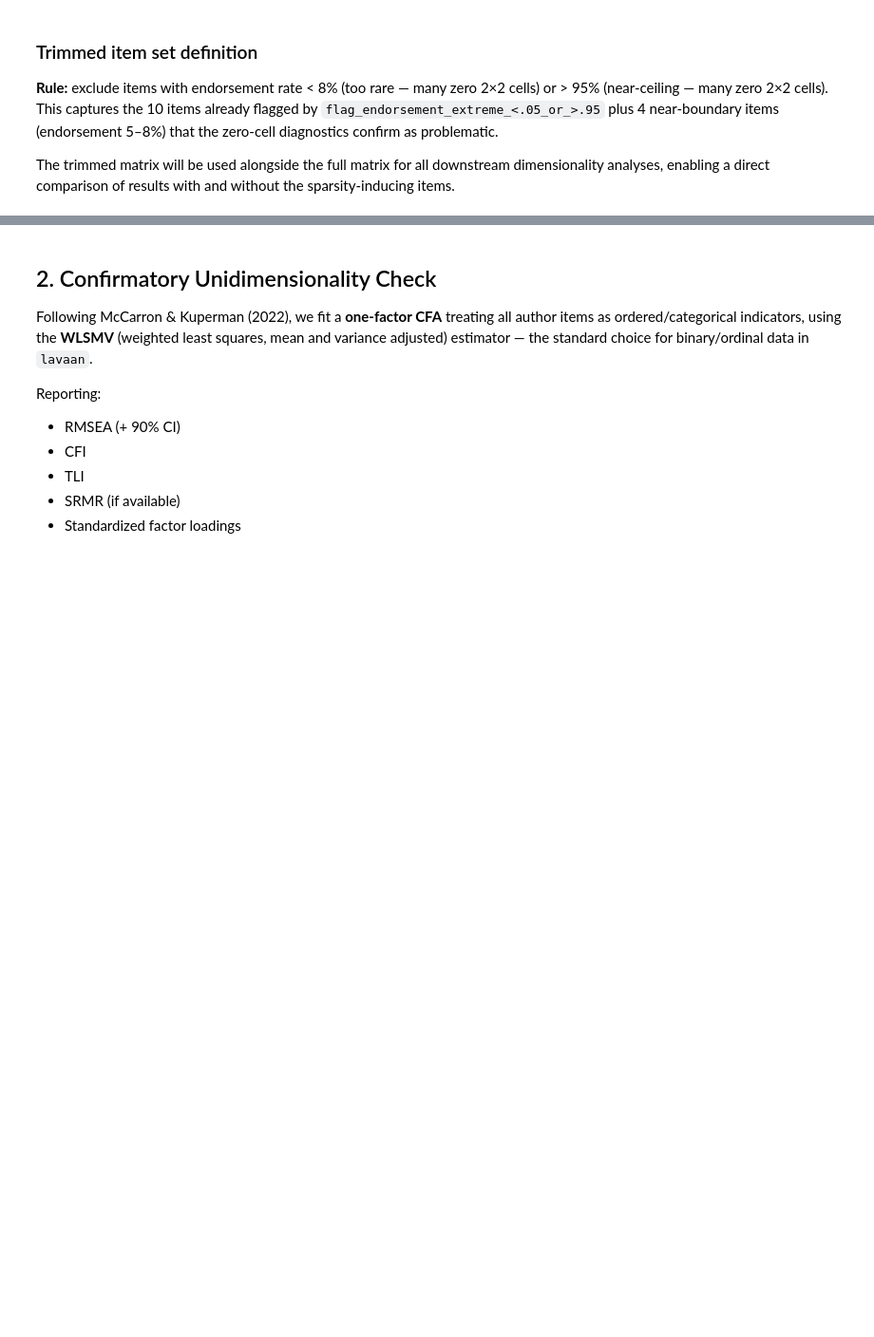
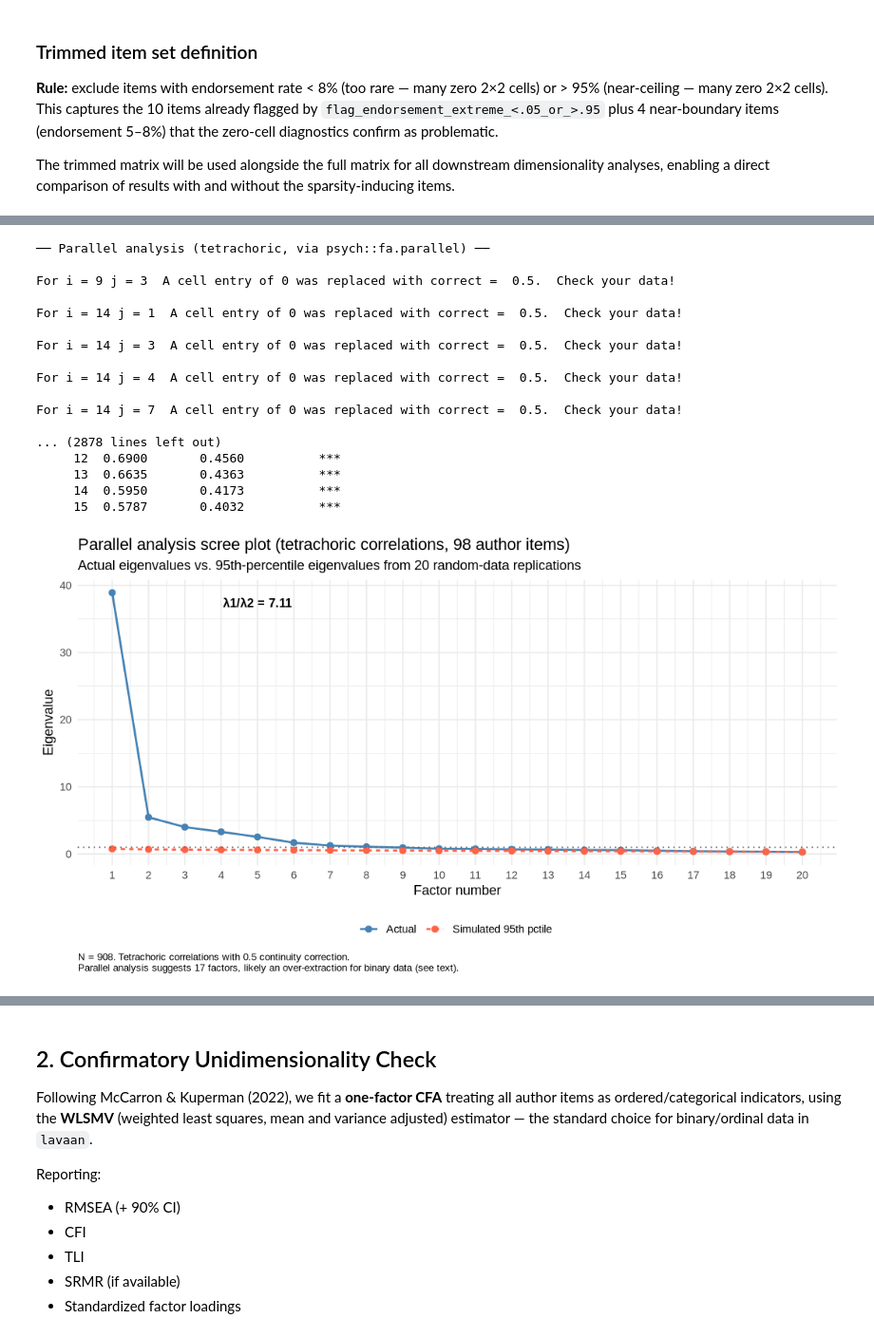
Before and after one commit to BakhturinaPolina/russian-author-recognition-test, a Jupyter notebook: scripts/dimensionality_analysis/05_dimensionality_unidimensionality_check.ipynb, the cells around one changed output, grey strips where cells are left out. Shown at 95% size. Cells and saved outputs as stored; diff of their text form; code cells hidden in the pictures; blank space fills up the shorter version.

```diff
--- a/scripts/dimensionality_analysis/05_dimensionality_unidimensionality_check.ipynb
+++ b/scripts/dimensionality_analysis/05_dimensionality_unidimensionality_check.ipynb
@@ -481,34 +608,60 @@ set.seed(42)
 pa <- psych::fa.parallel(author_mat, cor = "tet", fa = "fa", n.iter = 20,
                          plot = FALSE, correct = 0.5)
 
 pa_nfact <- pa$nfact
 cat(sprintf("\nParallel analysis: %d factor(s) with eigenvalues above 95th percentile of random data.\n", pa_nfact))
 
 cat("\nActual vs simulated 95th-percentile eigenvalues (first 15):\n")
 comp_df <- data.frame(
   Factor        = 1:15,
   Actual        = round(pa$fa.values[1:15], 4),
   Simulated_95  = round(pa$fa.sim[1:15], 4),
   Above_Random  = ifelse(pa$fa.values[1:15] > pa$fa.sim[1:15], "***", "")
 )
 print(comp_df, row.names = FALSE)
 
 # Scree plot with parallel analysis overlay
 options(repr.plot.width = 9, repr.plot.height = 5)
 n_show <- min(20, length(pa$fa.values))
 pa_plot_df <- data.frame(
   Factor = rep(1:n_show, 2),
   Eigenvalue = c(pa$fa.values[1:n_show], pa$fa.sim[1:n_show]),
   Source = rep(c("Actual", "Simulated 95th pctile"), each = n_show)
 )
 
 ggplot(pa_plot_df, aes(x = Factor, y = Eigenvalue, color = Source, linetype = Source)) +
   geom_line(linewidth = 0.8) +
   geom_point(size = 2) +
   geom_hline(yintercept = 1.0, linetype = "dotted", color = "grey40") +
+  annotate("text", x = 5, y = pa$fa.values[1] - 1.5,
+           label = sprintf("λ1/λ2 = %.2f", pa$fa.values[1] / pa$fa.values[2]),
+           size = 3.5, fontface = "bold") +
   scale_x_continuous(breaks = 1:n_show) +
-  labs(title = "Parallel analysis scree plot (tetrachoric)",
-       subtitle = sprintf("Factors above random: %d", pa_nfact),
-       x = "Factor number", y = "Eigenvalue") +
+  scale_color_manual(values = c("Actual" = "steelblue", "Simulated 95th pctile" = "tomato")) +
+  labs(title = "Parallel analysis scree plot (tetrachoric correlations, 98 author items)",
+       subtitle = "Actual eigenvalues vs. 95th-percentile eigenvalues from 20 random-data replications",
+       x = "Factor number", y = "Eigenvalue",
+       caption = "N = 908. Tetrachoric correlations with 0.5 continuity correction.\nParallel analysis suggests 17 factors, likely an over-extraction for binary data (see text).") +
   theme_minimal(base_size = 11) +
-  theme(legend.position = "bottom")
+  theme(legend.position = "bottom",
+        legend.title = element_blank(),
+        plot.caption = element_text(size = 8, hjust = 0))
+# %% [output]
+── Parallel analysis (tetrachoric, via psych::fa.parallel) ──
+
+For i = 9 j = 3  A cell entry of 0 was replaced with correct =  0.5.  Check your data!
+
+For i = 14 j = 1  A cell entry of 0 was replaced with correct =  0.5.  Check your data!
+
+For i = 14 j = 3  A cell entry of 0 was replaced with correct =  0.5.  Check your data!
+
+For i = 14 j = 4  A cell entry of 0 was replaced with correct =  0.5.  Check your data!
+
+For i = 14 j = 7  A cell entry of 0 was replaced with correct =  0.5.  Check your data!
+
+... (2878 lines left out)
+     12  0.6900       0.4560          ***
+     13  0.6635       0.4363          ***
+     14  0.5950       0.4173          ***
+     15  0.5787       0.4032          ***
+[figure, added]
```
Also changed, not shown: parts of 33 cells of this notebook.
